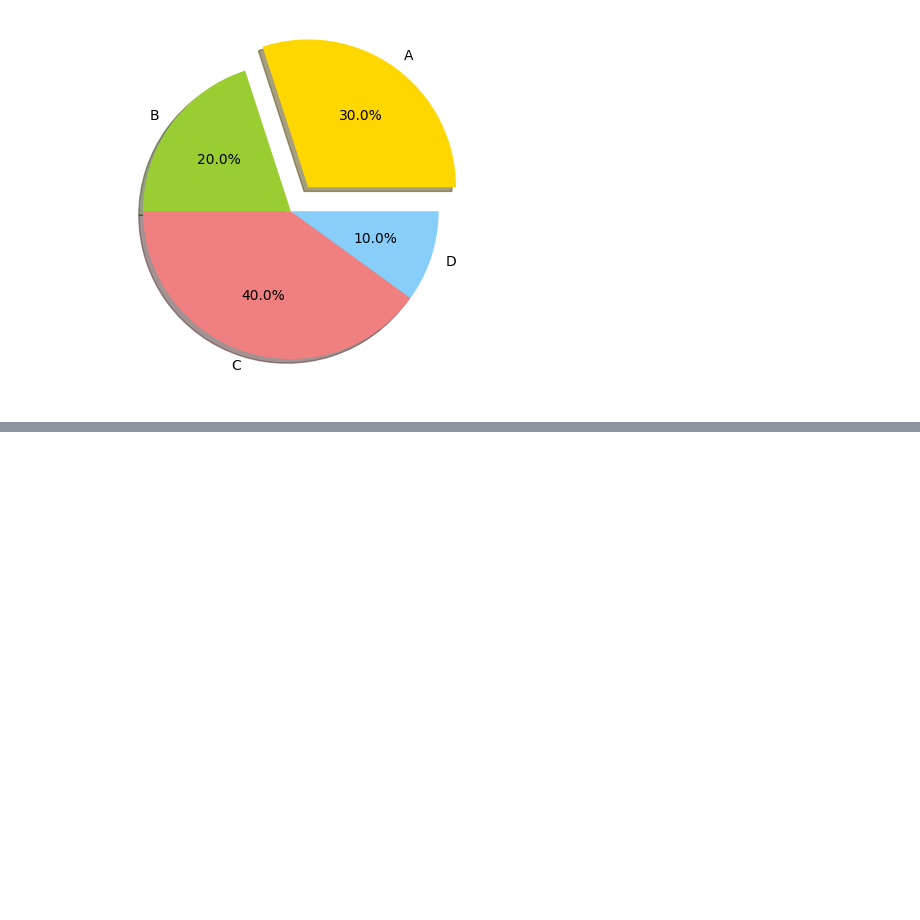
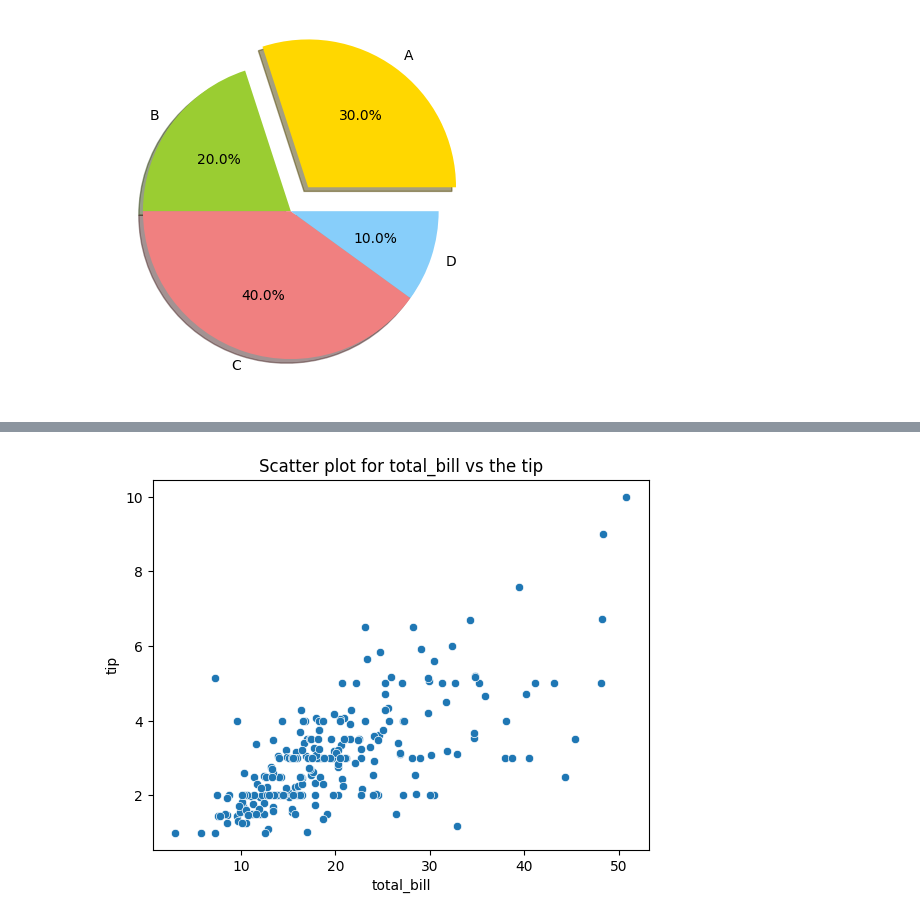
Before and after one commit to amankr2301/Data_analysis_with_python-, a Jupyter notebook: numpy-pandas-matplotlib.ipynb, the cells around one changed output, grey strips where cells are left out. Saved outputs shown, nothing was run; the diff lists cells and outputs as text; code cells hidden in the pictures; blank space fills up the shorter version.

```diff
--- a/numpy-pandas-matplotlib.ipynb
+++ b/numpy-pandas-matplotlib.ipynb
@@ -429,0 +488,3 @@ plt.pie(sizes ,explode = explode,labels = labels , colors = colors , shadow = Tr
+# %%
+tips = pd.read_csv('/kaggle/input/datasets/kumaraman2301/tips-data/tips.csv')
+tips.head()
@@ -429,0 +498,8 @@ plt.pie(sizes ,explode = explode,labels = labels , colors = colors , shadow = Tr
+# %%
+## Creating a scatter plot
+
+sns.scatterplot(x = 'total_bill' , y = 'tip' , data = tips)
+plt.title("Scatter plot for total_bill vs the tip")
+plt.show()
+# %% [output]
+[figure, added]
```
Also changed, not shown: parts of 22 cells of this notebook.
